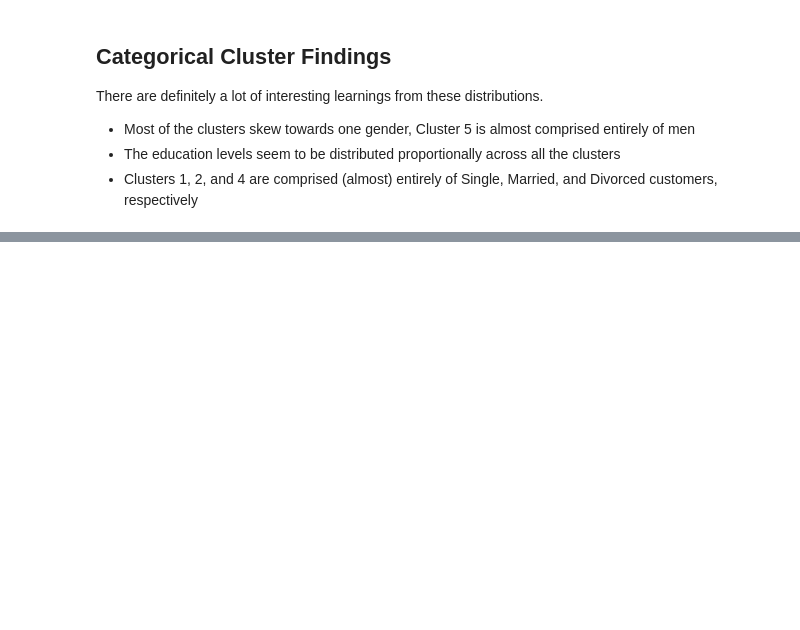
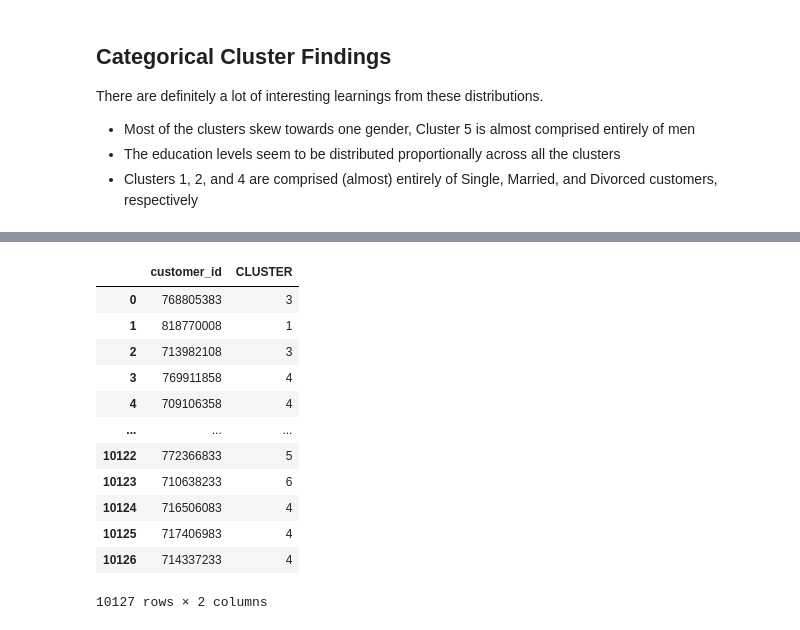
Before and after one commit to fano-raza/CC-Segmentation, a Jupyter notebook: CC_segmentation.ipynb, the cells around one changed output, grey strips where cells are left out. Drawn from its saved outputs; the diff is of its cells as text; code cells hidden in the pictures; blank space fills up the shorter version.

```diff
--- a/CC_segmentation.ipynb
+++ b/CC_segmentation.ipynb
@@ -332 +338,18 @@ I will be laying out some characteristics about each cluster. These could be use
 **Insights:** These customers could benefit from increased credit limits to incentivize more spending, as they seem to be diligent with their credit usage
+# %%
+# LIST OF CUSTOMERS AND THEIR CLUSTERS
+df[['customer_id', 'CLUSTER']]
+# %% [output]
+|  | customer_id | CLUSTER |
+| 0 | 768805383 | 3 |
+| 1 | 818770008 | 1 |
+| 2 | 713982108 | 3 |
+| 3 | 769911858 | 4 |
+| 4 | 709106358 | 4 |
+| ... | ... | ... |
+| 10122 | 772366833 | 5 |
+| 10123 | 710638233 | 6 |
+| 10124 | 716506083 | 4 |
+| 10125 | 717406983 | 4 |
+| 10126 | 714337233 | 4 |
+10127 rows × 2 columns
```
